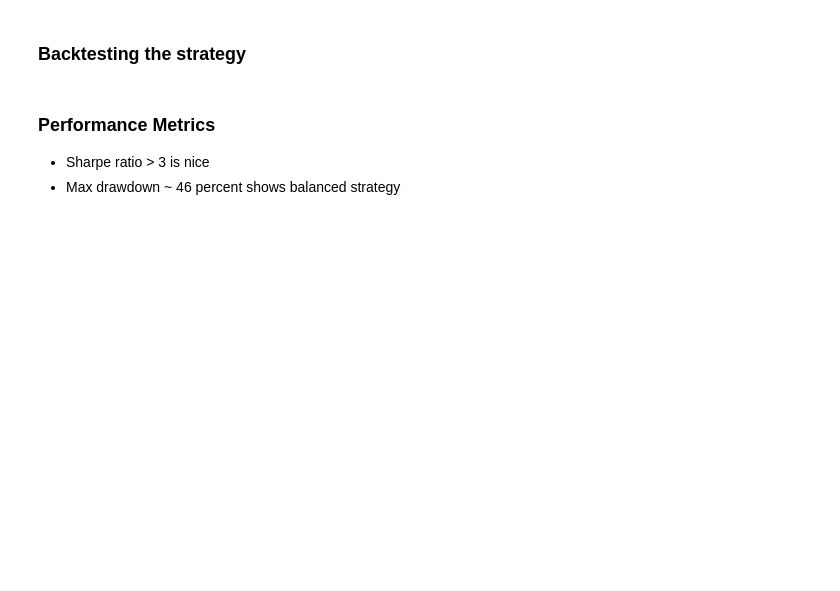
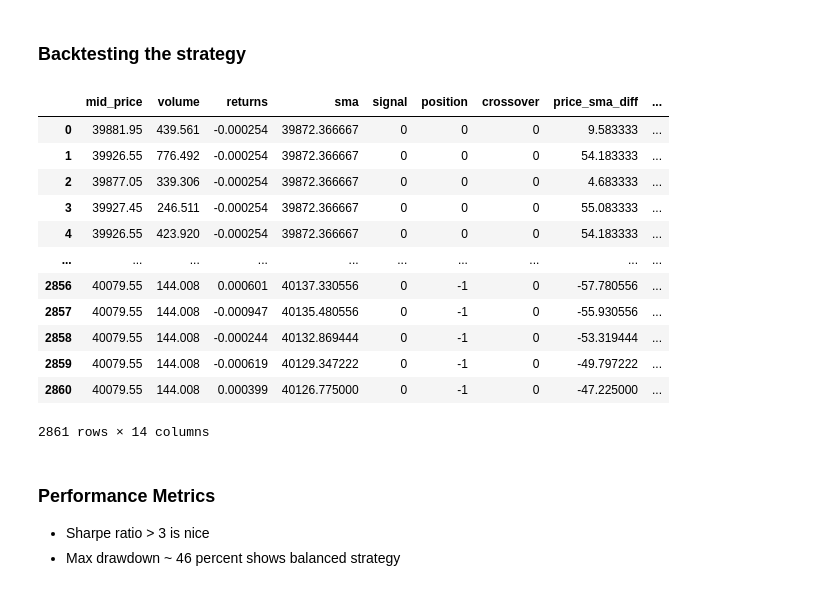
Before and after one commit to devanshu-cosmo/ml-projects, a Jupyter notebook: VNTrading_Quant_Assignment/DevanshuSharma_VNTrading_Assessment.ipynb, the cells around one changed output. Cells and saved outputs as stored; diff of their text form; code cells hidden in the pictures; blank space fills up the shorter version.

```diff
--- a/VNTrading_Quant_Assignment/DevanshuSharma_VNTrading_Assessment.ipynb
+++ b/VNTrading_Quant_Assignment/DevanshuSharma_VNTrading_Assessment.ipynb
@@ -402,6 +405,22 @@ def run_backtest(df_positions, initial_capital=100000):
     return df_backtest
 
 df_backtest = run_backtest(df_positions)
+# %%
+df_backtest
+# %% [output]
+|  | mid_price | volume | returns | sma | signal | position | crossover | price_sma_diff | ... |
+| 0 | 39881.95 | 439.561 | -0.000254 | 39872.366667 | 0 | 0 | 0 | 9.583333 | ... |
+| 1 | 39926.55 | 776.492 | -0.000254 | 39872.366667 | 0 | 0 | 0 | 54.183333 | ... |
+| 2 | 39877.05 | 339.306 | -0.000254 | 39872.366667 | 0 | 0 | 0 | 4.683333 | ... |
+| 3 | 39927.45 | 246.511 | -0.000254 | 39872.366667 | 0 | 0 | 0 | 55.083333 | ... |
+| 4 | 39926.55 | 423.920 | -0.000254 | 39872.366667 | 0 | 0 | 0 | 54.183333 | ... |
+| ... | ... | ... | ... | ... | ... | ... | ... | ... | ... |
+| 2856 | 40079.55 | 144.008 | 0.000601 | 40137.330556 | 0 | -1 | 0 | -57.780556 | ... |
+| 2857 | 40079.55 | 144.008 | -0.000947 | 40135.480556 | 0 | -1 | 0 | -55.930556 | ... |
+| 2858 | 40079.55 | 144.008 | -0.000244 | 40132.869444 | 0 | -1 | 0 | -53.319444 | ... |
+| 2859 | 40079.55 | 144.008 | -0.000619 | 40129.347222 | 0 | -1 | 0 | -49.797222 | ... |
+| 2860 | 40079.55 | 144.008 | 0.000399 | 40126.775000 | 0 | -1 | 0 | -47.225000 | ... |
+2861 rows × 14 columns
 # %% [markdown]
 ### Performance Metrics
 - Sharpe ratio > 3 is nice
```
Also changed, not shown: parts of 12 cells of this notebook.
